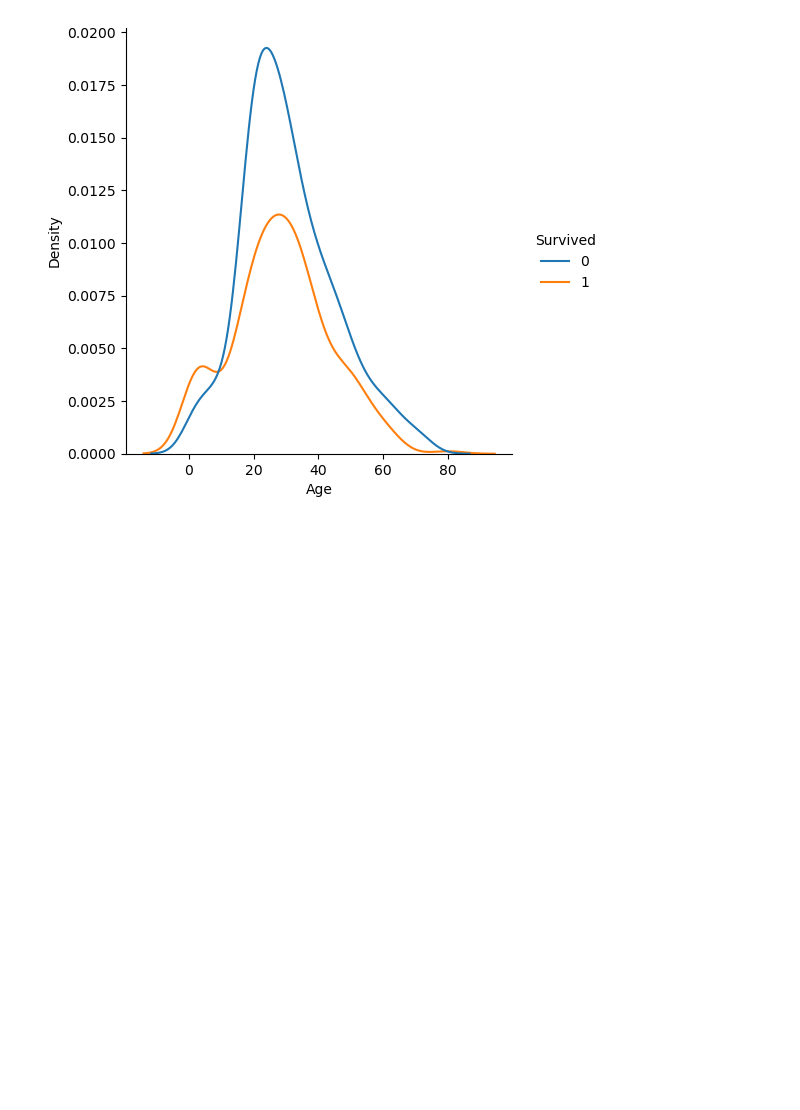
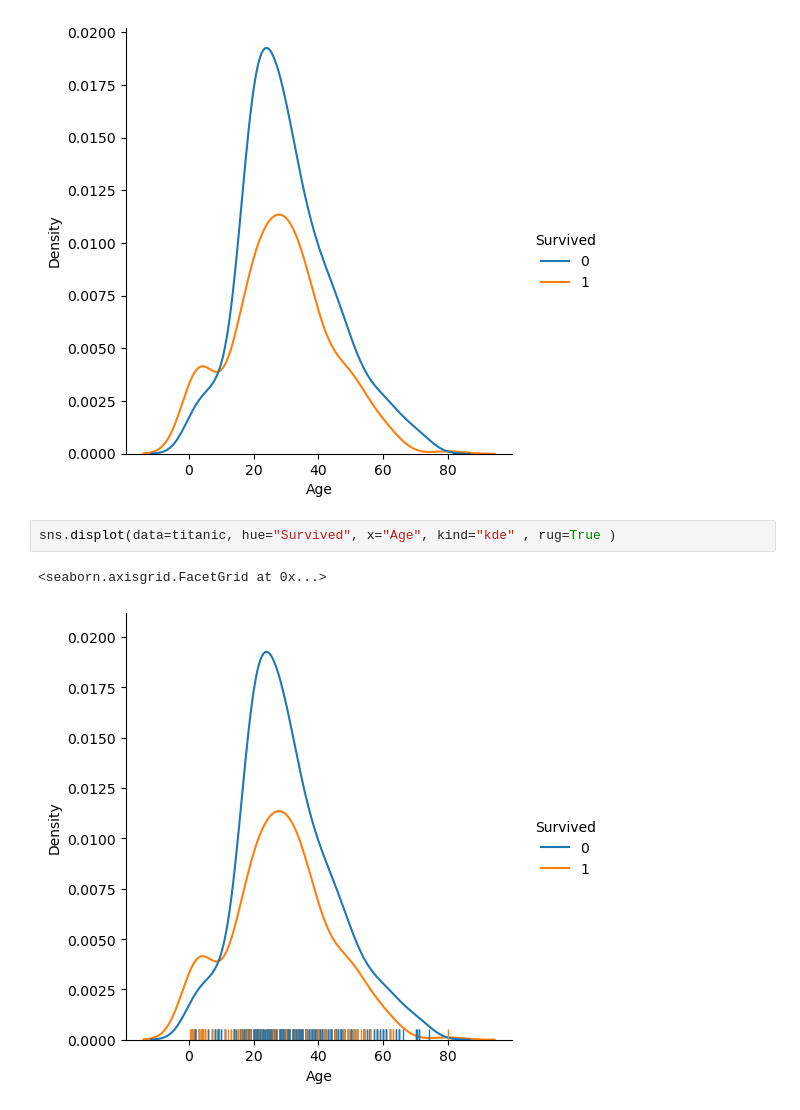
Before and after one commit to rlmrezende/Titanic, a Jupyter notebook: main.ipynb, the cells around one changed output. Cells and saved outputs as stored; diff of their text form; blank space fills up the shorter version.

```diff
--- a/main.ipynb
+++ b/main.ipynb
@@ -248,3 +248,8 @@ sns.displot(data=titanic, hue="Survived", x="Age", kind="kde")
 # %% [output]
 <seaborn.axisgrid.FacetGrid at 0x...>
 [figure]
+# %%
+sns.displot(data=titanic, hue="Survived", x="Age", kind="kde" , rug=True )
+# %% [output]
+<seaborn.axisgrid.FacetGrid at 0x...>
+[figure, added]
```
